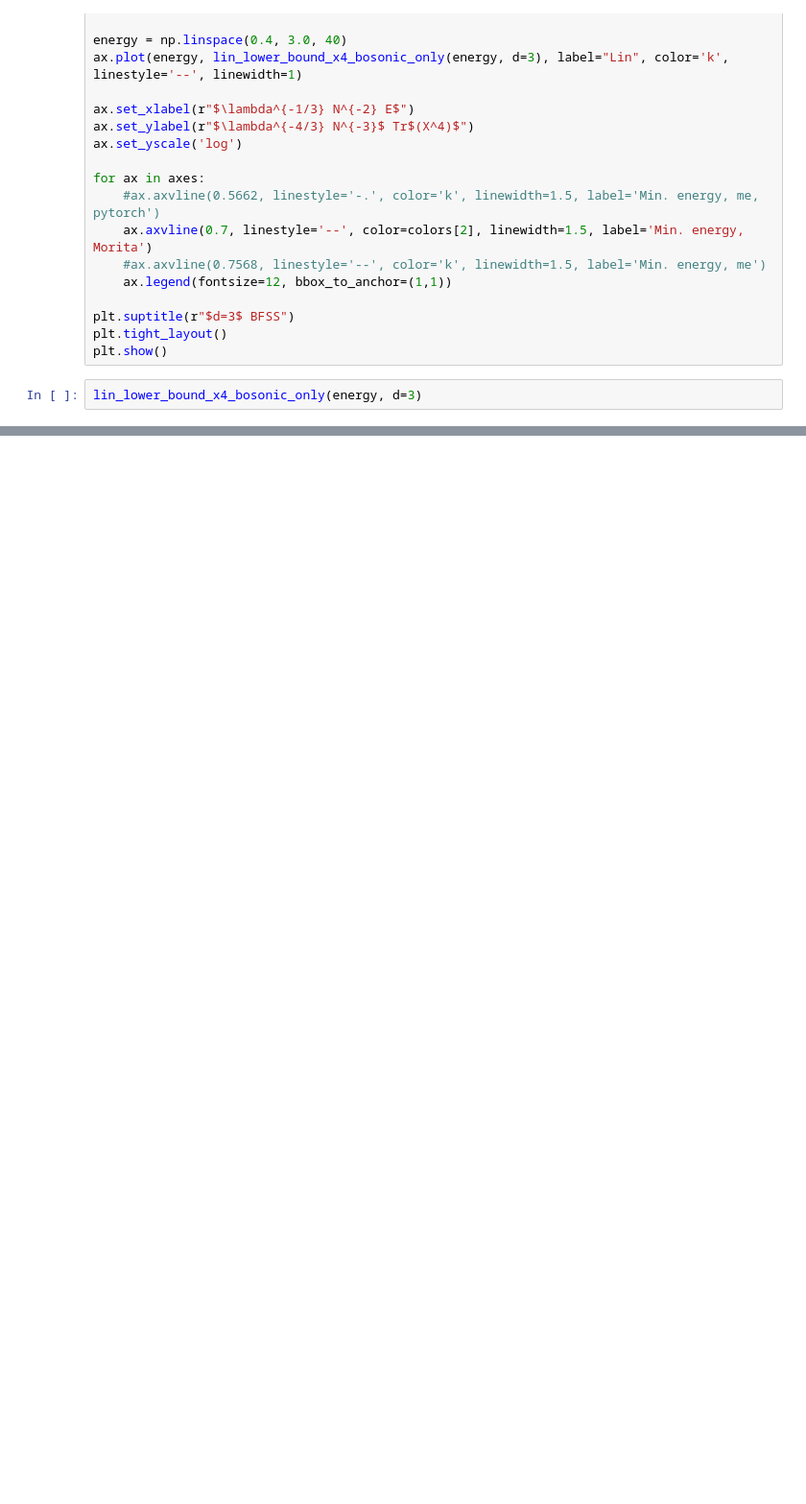
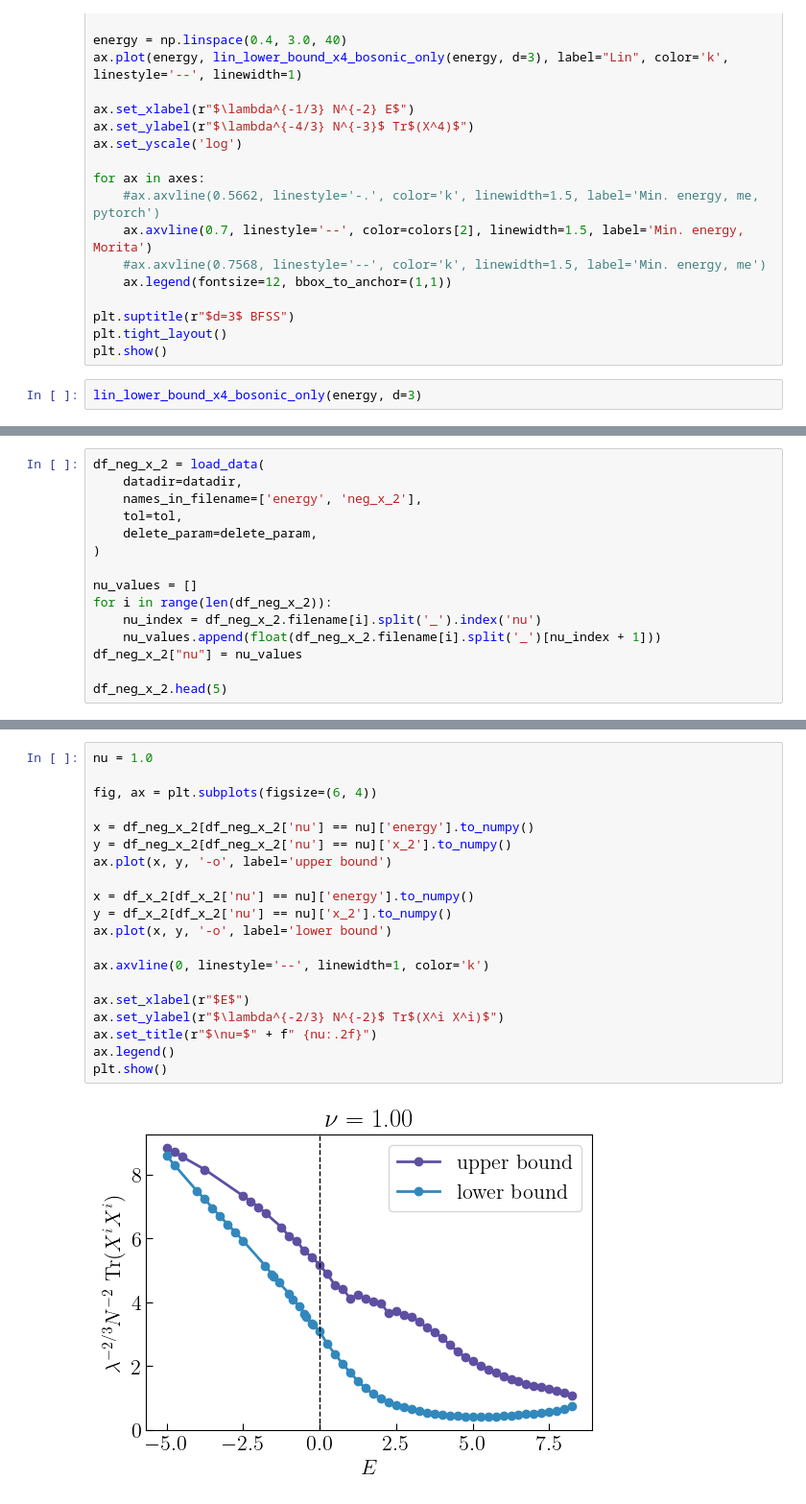
Before and after one commit to gshartnett/bmnsim, a Jupyter notebook: Plotting Notebook.ipynb, the cells around one changed output, grey strips where cells are left out. Shown at 96% size. Saved outputs shown, nothing was run; the diff lists cells and outputs as text; blank space fills up the shorter version.

```diff
--- a/Plotting Notebook.ipynb
+++ b/Plotting Notebook.ipynb
@@ -673,0 +643,15 @@ lin_lower_bound_x4_bosonic_only(energy, d=3)
+# %%
+df_neg_x_2 = load_data(
+    datadir=datadir,
+    names_in_filename=['energy', 'neg_x_2'],
+    tol=tol,
+    delete_param=delete_param,
+)
+
+nu_values = []
+for i in range(len(df_neg_x_2)):
+    nu_index = df_neg_x_2.filename[i].split('_').index('nu')
+    nu_values.append(float(df_neg_x_2.filename[i].split('_')[nu_index + 1]))
+df_neg_x_2["nu"] = nu_values
+
+df_neg_x_2.head(5)
@@ -673,0 +670,22 @@ lin_lower_bound_x4_bosonic_only(energy, d=3)
+# %%
+nu = 1.0
+
+fig, ax = plt.subplots(figsize=(6, 4))
+
+x = df_neg_x_2[df_neg_x_2['nu'] == nu]['energy'].to_numpy()
+y = df_neg_x_2[df_neg_x_2['nu'] == nu]['x_2'].to_numpy()
+ax.plot(x, y, '-o', label='upper bound')
+
+x = df_x_2[df_x_2['nu'] == nu]['energy'].to_numpy()
+y = df_x_2[df_x_2['nu'] == nu]['x_2'].to_numpy()
+ax.plot(x, y, '-o', label='lower bound')
+
+ax.axvline(0, linestyle='--', linewidth=1, color='k')
+
+ax.set_xlabel(r"$E$")
+ax.set_ylabel(r"$\lambda^{-2/3} N^{-2}$ Tr$(X^i X^i)$")
+ax.set_title(r"$\nu=$" + f" {nu:.2f}")
+ax.legend()
+plt.show()
+# %% [output]
+[figure, added]
```
Also changed, not shown: parts of 13 cells of this notebook, 9 other files.
